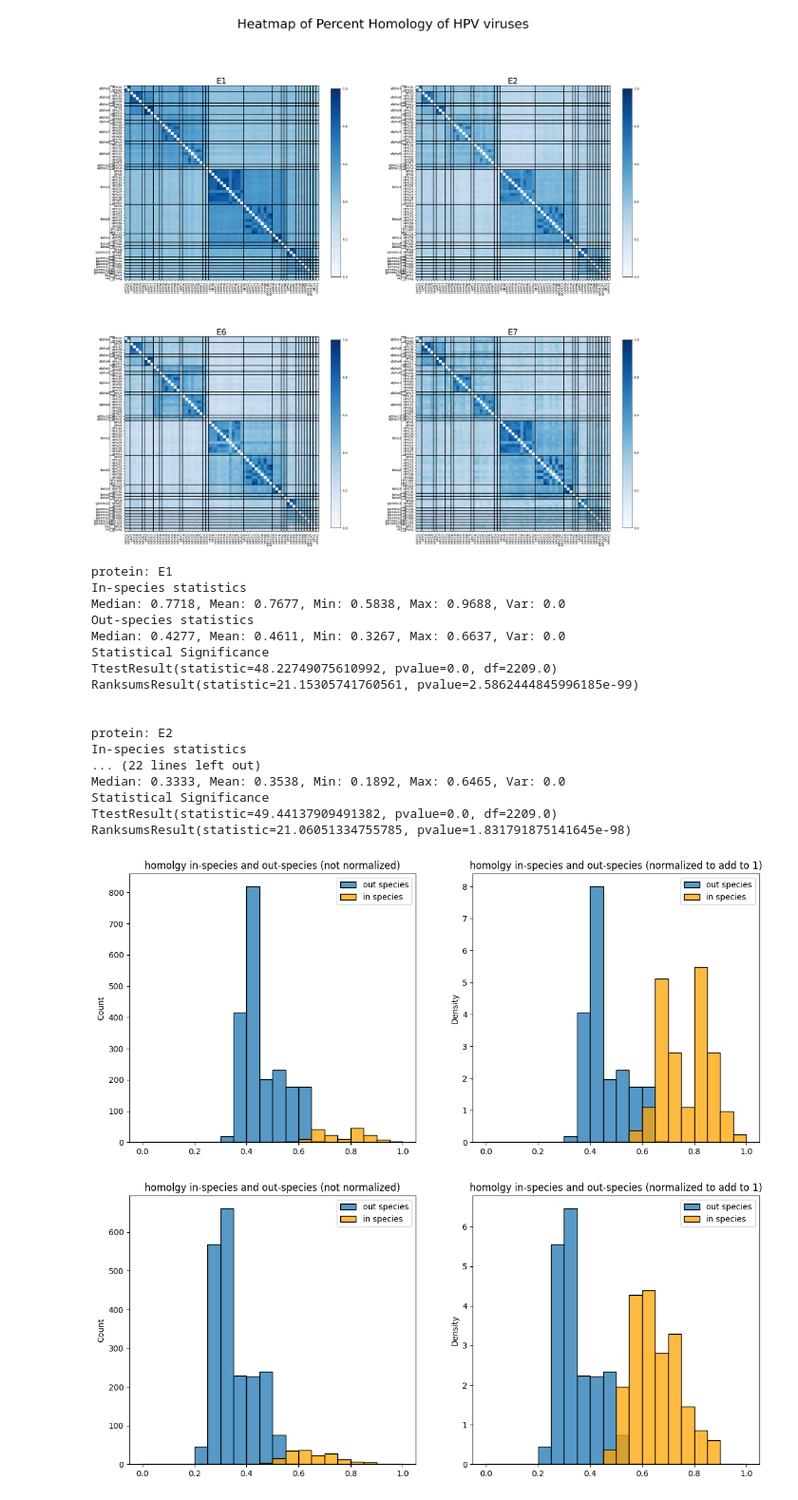
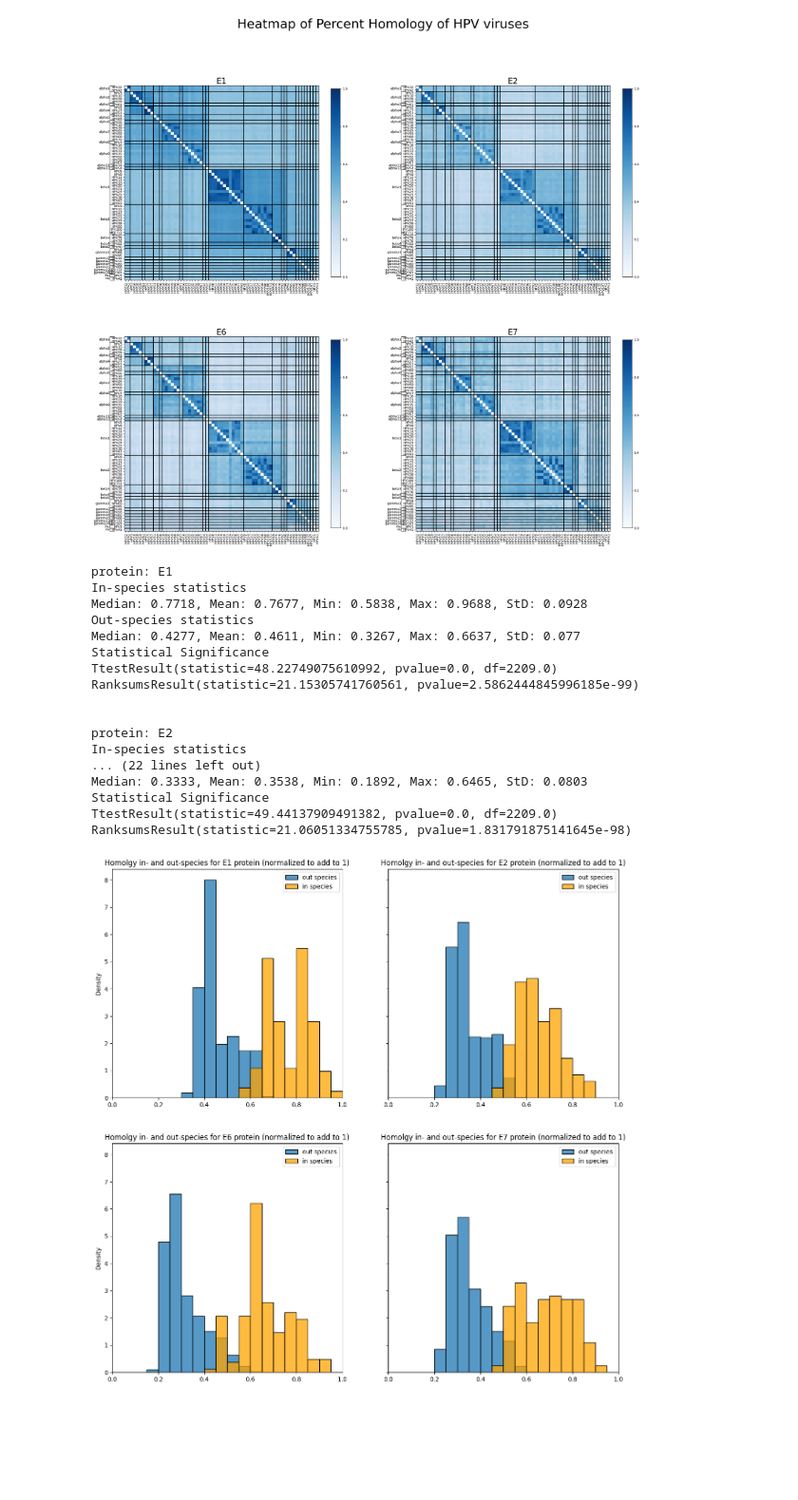
Before and after one commit to alyakin314/hpv-immunogenicity, a Jupyter notebook: notebooks/figure_1_plotting_combined.ipynb, the cells around one changed output. Shown at 95% size. Drawn from its saved outputs; the diff is of its cells as text; code cells hidden in the pictures; blank space fills up the shorter version.

Commit message:
figure 1 & 2 notebooks revised

```diff
--- a/notebooks/figure_1_plotting_combined.ipynb
+++ b/notebooks/figure_1_plotting_combined.ipynb
@@ -199,10 +199,11 @@ for axis in axes:
 # %% [output]
 [figure]
 # %%
-in_group_values_all = []
-out_group_values_all = []
+fig, axes = plt.subplots(2, 2, figsize=(15, 15), sharey=True)
 
-for protein in ["E1", "E2", "E6", "E7"]:
+axes = np.array(axes).flatten()
+
+for i, protein in enumerate(["E1", "E2", "E6", "E7"]):
     print("protein: {}".format(protein))
     in_species_homologies = pd.read_csv("../results/in_species_homologies_{}.csv".format(protein),
                                         index_col=0)
@@ -212,78 +213,62 @@ for protein in ["E1", "E2", "E6", "E7"]:
     in_values = in_species_homologies.values.copy()
     in_values[np.tril_indices(in_values.shape[0])] = np.inf
     in_group_values = in_values.flatten()[np.isfinite(in_values.flatten())]
-    in_group_values_all.extend(in_group_values)
     # display(out_species_homologies.iloc[:6, :6])
     out_values = out_species_homologies.values.copy()
     out_values[np.tril_indices(out_values.shape[0])] = np.inf
     out_group_values = out_values.flatten()[np.isfinite(out_values.flatten())]
-    out_group_values_all.extend(out_group_values)
 
     print("In-species statistics")
-    print("Median: {}, Mean: {}, Min: {}, Max: {}, Var: {}".format(
+    print("Median: {}, Mean: {}, Min: {}, Max: {}, StD: {}".format(
             np.round(np.median(in_group_values), 4),
             np.round(in_group_values.mean(), 4),
             np.round(in_group_values.min(), 4),
             np.round(in_group_values.max(), 4),
-            np.round(in_group_values.var()), 4))
+            np.round(in_group_values.std(), 4)))
     print("Out-species statistics")
-    print("Median: {}, Mean: {}, Min: {}, Max: {}, Var: {}".format(
+    print("Median: {}, Mean: {}, Min: {}, Max: {}, StD: {}".format(
             np.round(np.median(out_group_values), 4),
             np.round(out_group_values.mean(), 4),
             np.round(out_group_values.min(), 4),
             np.round(out_group_values.max(), 4),
-            np.round(out_group_values.var()), 4))
+            np.round(out_group_values.std(), 4)))
     print("Statistical Significance")
     print(stats.ttest_ind(in_group_values, out_group_values))
     print(stats.ranksums(in_group_values, out_group_values))
     print()
     print()
 
-    fig2, (ax1, ax2) = plt.subplots(1, 2, figsize=(14, 6))
-
-    sns.histplot(out_group_values,
-                 label="out species",
-                 bins=np.linspace(0, 1, 21),
-                 #color='blue',
-                 ax=ax1)
-    sns.histplot(in_group_values,
-                 label="in species",
-                 bins=np.linspace(0, 1, 21),
-                 color='orange',
-                 ax=ax1)
-    ax1.legend()
-    ax1.set_title("homolgy in-species and out-species (not normalized)")
     sns.histplot(out_group_values,
                  label="out species",
                  bins=np.linspace(0, 1, 21),
                  #color='blue',
                  stat='density',
-                 ax=ax2)
+                 ax=axes[i])
     sns.histplot(in_group_values,
                  label="in species",
                  bins=np.linspace(0, 1, 21),
                  color='orange',
                  stat='density',
-                 ax=ax2)
-    ax2.legend()
-    ax2.set_title("homolgy in-species and out-species (normalized to add to 1)");
+                 ax=axes[i])
+    axes[i].legend()
+    axes[i].set_xlim(0, 1)
+    axes[i].set_title(f"Homolgy in- and out-species for {protein} protein (normalized to add to 1)");
 # %% [output]
 protein: E1
 In-species statistics
-Median: 0.7718, Mean: 0.7677, Min: 0.5838, Max: 0.9688, Var: 0.0
+Median: 0.7718, Mean: 0.7677, Min: 0.5838, Max: 0.9688, StD: 0.0928
 Out-species statistics
-Median: 0.4277, Mean: 0.4611, Min: 0.3267, Max: 0.6637, Var: 0.0
+Median: 0.4277, Mean: 0.4611, Min: 0.3267, Max: 0.6637, StD: 0.077
 Statistical Significance
 TtestResult(statistic=48.22749075610992, pvalue=0.0, df=2209.0)
 RanksumsResult(statistic=21.15305741760561, pvalue=2.5862444845996185e-99)
 
 
 protein: E2
 In-species statistics
 ... (22 lines left out)
-Median: 0.3333, Mean: 0.3538, Min: 0.1892, Max: 0.6465, Var: 0.0
+Median: 0.3333, Mean: 0.3538, Min: 0.1892, Max: 0.6465, StD: 0.0803
 Statistical Significance
 TtestResult(statistic=49.44137909491382, pvalue=0.0, df=2209.0)
 RanksumsResult(statistic=21.06051334755785, pvalue=1.831791875141645e-98)
-[figure, old version]
+[figure, new version]
-[figure, removed]
```
Also changed, not shown: parts of 2 cells of this notebook, 1 other file.
